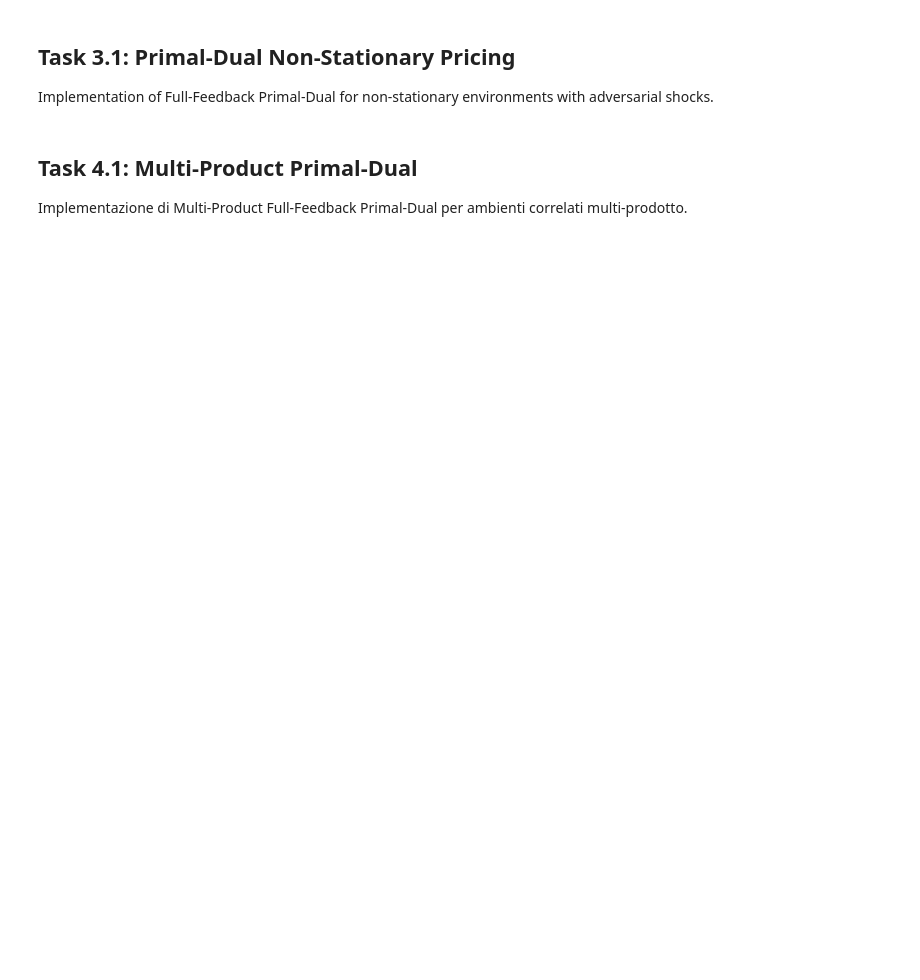
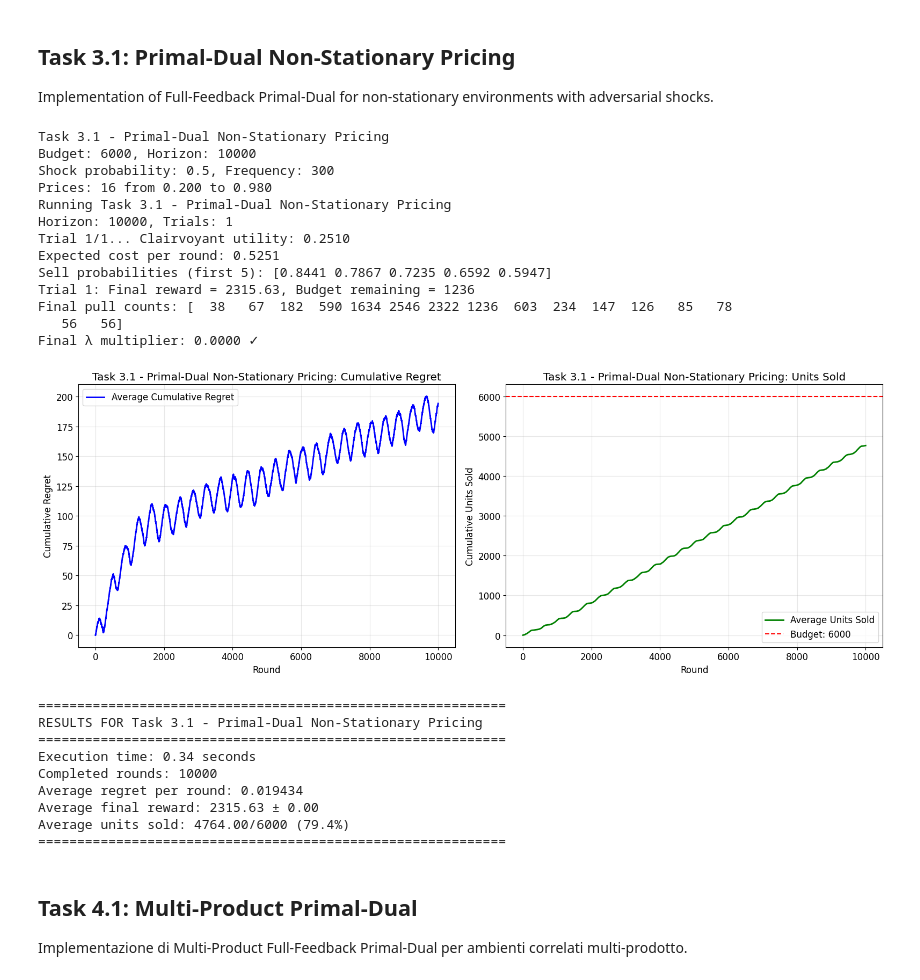
Before and after one commit to aceci0127/Online-Learning-Application-Group-Project, a Jupyter notebook: notebook.ipynb, the cells around one changed output. Saved outputs shown, nothing was run; the diff lists cells and outputs as text; code cells hidden in the pictures; blank space fills up the shorter version.

```diff
--- a/notebook.ipynb
+++ b/notebook.ipynb
@@ -323,36 +399,60 @@ class Task3_1_Runner(StandardExperimentRunner):
             regrets.append(cum_regret)
             units_sold.append(int(cum_units))
 
         print(f"Trial {trial+1}: Final reward = {cum_reward:.2f}, Budget remaining = {agent.inventory}")
         print(f"Final pull counts: {agent.pull_counts}")
         print(f"Final λ multiplier: {agent.lmbd:.4f}", end=" ")
 
         return regrets, units_sold, cum_reward, agent
 
-prices = create_default_prices()
+price_grid = create_default_prices()
 config = ExperimentConfig(
     task_name="Task 3.1 - Primal-Dual Non-Stationary Pricing",
     horizon=10_000,
     n_trials=1,
     seed=17,
     budget=6_000,
-    prices=prices
+    prices=price_grid
 )
 
 print(f"Task 3.1 - Primal-Dual Non-Stationary Pricing")
 print(f"Budget: {config.budget}, Horizon: {config.horizon}")
 print(f"Shock probability: {0.50}, Frequency: {300}")
-print(f"Prices: {len(prices)} from {prices[0]:.3f} to {prices[-2]:.3f}")
+print(f"Prices: {len(price_grid)} from {price_grid[0]:.3f} to {price_grid[-2]:.3f}")
 
 runner = Task3_1_Runner(config)
 result = runner.run_experiment()
 
 StandardPlotter.plot_experiment_results(result, show_units=True)
 
 analysis = StandardAnalyzer.analyze_results(result)
 StandardAnalyzer.print_analysis(result, analysis)
 
 task3_1_result = result
+# %% [output]
+Task 3.1 - Primal-Dual Non-Stationary Pricing
+Budget: 6000, Horizon: 10000
+Shock probability: 0.5, Frequency: 300
+Prices: 16 from 0.200 to 0.980
+Running Task 3.1 - Primal-Dual Non-Stationary Pricing
+Horizon: 10000, Trials: 1
+Trial 1/1... Clairvoyant utility: 0.2510
+Expected cost per round: 0.5251
+Sell probabilities (first 5): [0.8441 0.7867 0.7235 0.6592 0.5947]
+Trial 1: Final reward = 2315.63, Budget remaining = 1236
+Final pull counts: [  38   67  182  590 1634 2546 2322 1236  603  234  147  126   85   78
+   56   56]
+Final λ multiplier: 0.0000 ✓
+[figure, added]
+============================================================
+RESULTS FOR Task 3.1 - Primal-Dual Non-Stationary Pricing
+============================================================
+Execution time: 0.34 seconds
+Completed rounds: 10000
+Average regret per round: 0.019434
+Average final reward: 2315.63 ± 0.00
+Average units sold: 4764.00/6000 (79.4%)
+============================================================
 # %% [markdown]
 ## Task 4.1: Multi-Product Primal-Dual
 
```
Also changed, not shown: parts of 6 cells of this notebook, 3 other files.
